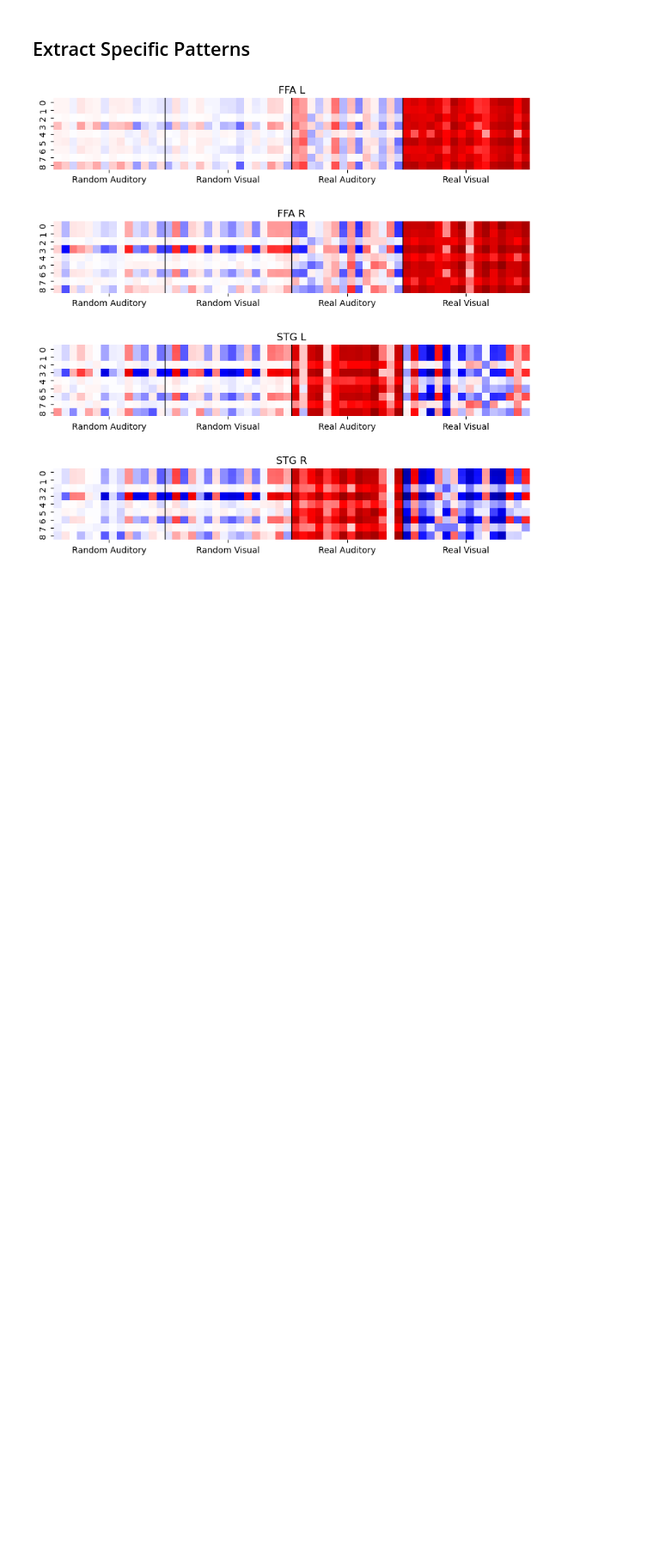
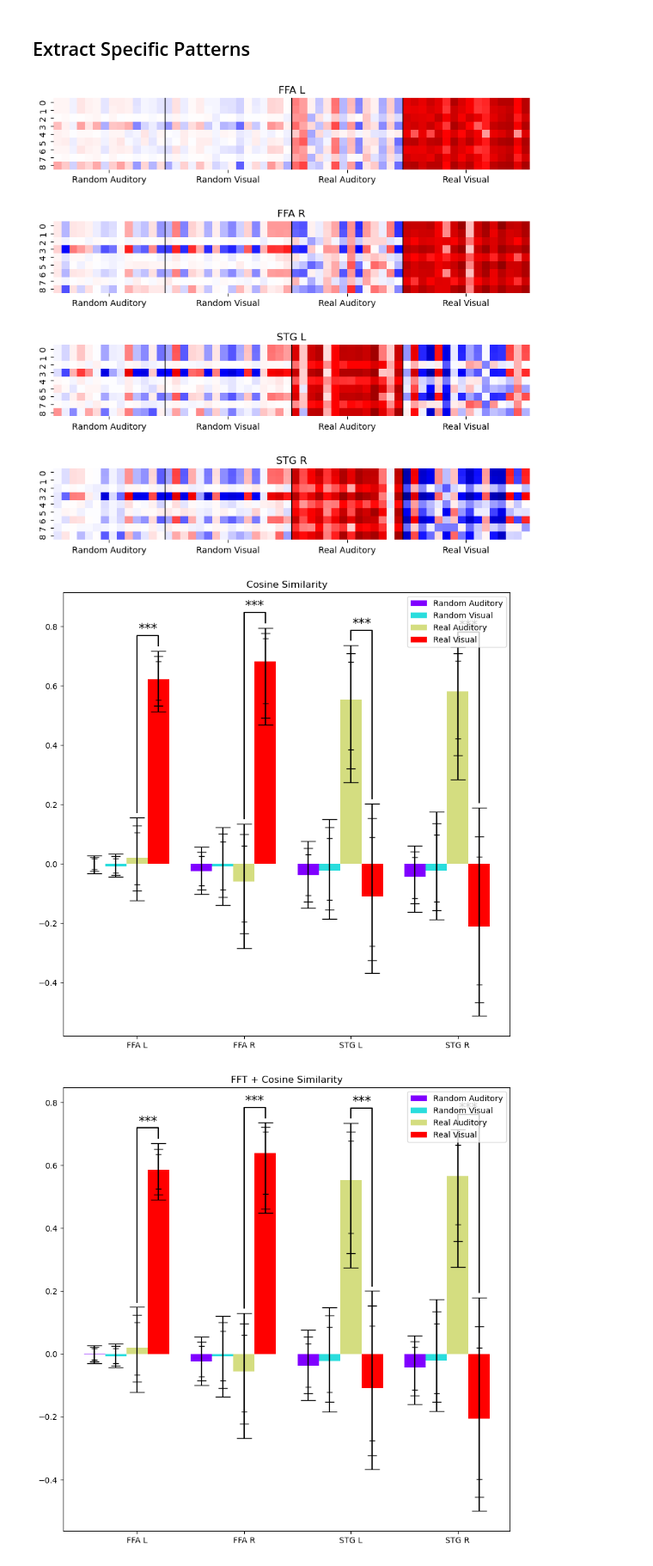
Before and after one commit to KunlinSong/stimulation_specific_between-subject_similarity, a Jupyter notebook: analysis.ipynb, the cells around one changed output. Shown at 86% size. Drawn from its saved outputs; the diff is of its cells as text; code cells hidden in the pictures; blank space fills up the shorter version.

Commit message:
Remove: unused dependencies Update: use up-to-date API for PCA; Add barplot to show the distribution of pattern-subject similarity

```diff
--- a/analysis.ipynb
+++ b/analysis.ipynb
@@ -341,7 +343,7 @@ for title, region_dict in similarity_mat_dict.items():
 # %% [markdown]
 ### KMeans Clustering
 # %%
-df = pd.DataFrame(columns=["Region", "Method", "Total Accuracy", "Specific Accuracy"])
+clustering_accuracy_df = pd.DataFrame(columns=["Region", "Method", "Total Accuracy", "Specific Accuracy"])
 
 stimulation_slices = get_slices()
 real_indices = []
@@ -399,8 +401,8 @@ for region in dataset.regions:
                 "Specific Accuracy": specific_acc_score,
             }
         )
-        df = pd.concat([df, new_row.to_frame().T], ignore_index=True)
-df.to_csv(os.path.join(generate_dirname, "clustering_accuracy.csv"), index=False)
+        clustering_accuracy_df = pd.concat([clustering_accuracy_df, new_row.to_frame().T], ignore_index=True)
+clustering_accuracy_df.to_csv(os.path.join(generate_dirname, "clustering_accuracy.csv"), index=False)
 # %% [output]
 Region: FFA L
   Method: Cosine Similarity
@@ -491,2 +511,59 @@ fig.savefig(os.path.join(generate_dirname, "pattern_similarity_heatmap.svg"))
 # %% [output]
 [figure]
+# %%
+FIGSIZE = (10, 10)
+
+test = toolkit.test.BootstrapTest()
+for method_idx in range(len(method_idx_df)):
+    method_name = method_idx_df.loc[method_idx, "Method"]
+    # get the bars dict
+    bar_idx = 0
+    region_similarity_dict = {}
+    region_pos = {}
+    group_difference = []
+    for region in dataset.regions:
+        similarity_mat: toolkit.dataset.SimilarityMatrix = pattern_similarity_mat_dict[region]
+        bar_start = bar_idx
+        region_group_difference = []
+        for data_type, stimulation, subject_idx_lst in datatype_and_stimulations():
+            stimulation_similarity = []
+            for subject_idx in subject_idx_lst:
+                subject_vector = similarity_mat.subject_vectors[subject_idx]
+                stimulation_similarity.append(subject_vector.similarity_vector[method_idx])
+            stimulation_similarity = np.array(stimulation_similarity)
+            stimulation_similarity = stimulation_similarity[np.newaxis, :]
+            bootstrap_res = test(data=stimulation_similarity,
+                                 confidence_levels=["*", "**", "***"])
+            label = f"{data_type} {stimulation}"
+            region_similarity_dict[bar_idx] = (
+                label,
+                bootstrap_res.statistic,
+                bootstrap_res.distribution,
+                bootstrap_res.confidence_interval,
+            )
+            if data_type == "Real":
+                region_group_difference.append(bar_idx)
+            bar_idx += 1
+        group_difference.append(tuple([*region_group_difference, 1]))
+        bar_end = bar_idx
+        tick_pos = (bar_start + bar_end) / 2
+        region_pos[tick_pos] = region
+        bar_idx += 1
+
+    fig = plt.figure(figsize=FIGSIZE)
+    ax = fig.add_subplot(1, 1, 1)
+    ax = toolkit.plot.plot_distribution_barplot(
+        data_dict=region_similarity_dict,
+        ncolors=4,
+        title=method_name,
+        ax=ax,
+        legend=True,
+        show_labels=region_pos,
+        show_confidence_interval=["*", "**", "***"],
+        show_group_difference=group_difference,
+    )
+    plt.show(fig)
+    fig.savefig(os.path.join(generate_dirname, f"{method_name}_specific_pattern_similarity_barplot.svg"))
+# %% [output]
+[figure, added]
+[figure, added]
```
Also changed, not shown: parts of 6 cells of this notebook.
